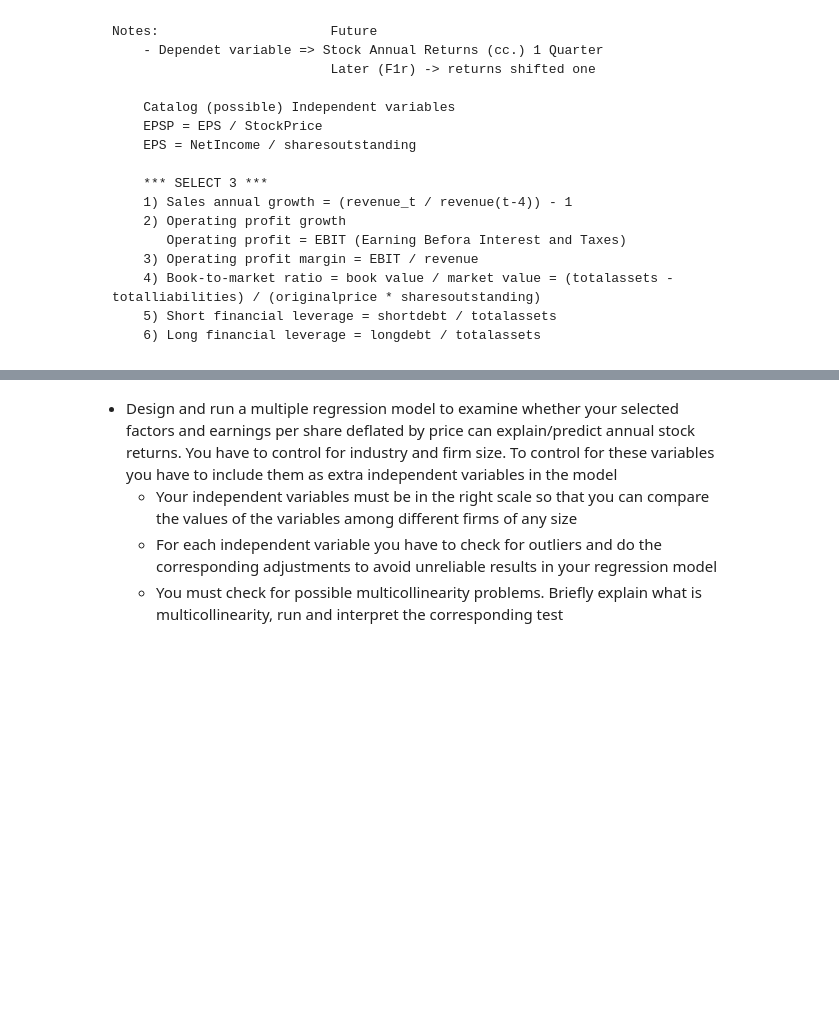
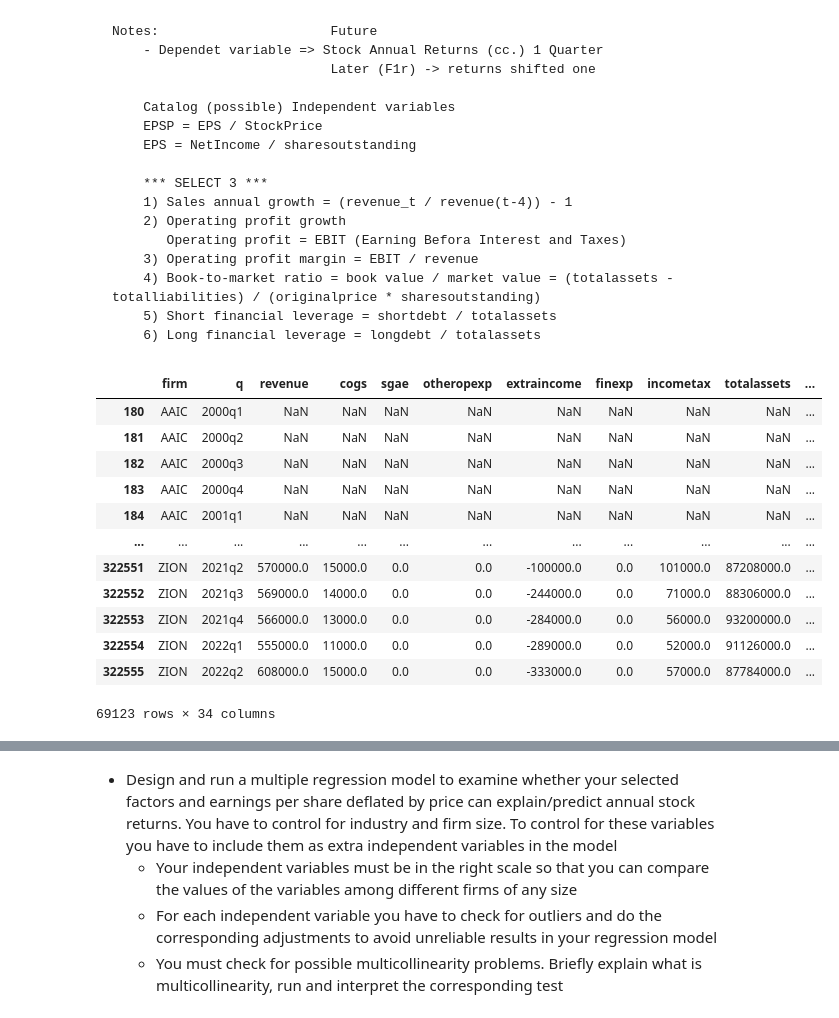
Before and after one commit to Oscar19260/Estad-stica_TC3006C, a Jupyter notebook: Business case/Statistics Module Final.ipynb, the cells around one changed output, grey strips where cells are left out. Cells and saved outputs as stored; diff of their text form; code cells hidden in the pictures; blank space fills up the shorter version.

```diff
--- a/Business case/Statistics Module Final.ipynb
+++ b/Business case/Statistics Module Final.ipynb
@@ -263,6 +348,6 @@ __FALTA RESPONDER__
 us_firms = us.merge(firms, left_on='firm', right_on='Ticker')
 # Extract Financial services information
 us_finance_firms = us_firms[us_firms['Sector NAICS\nlevel 1'].isin(['Finance and Insurance', 'Real Estate and Rental and Leasing'])]
-us_finance_firms = us_finance_firms.drop(['Sector\nEconomatica', 'Sector NAICS\nlast available', 'partind', 'N', 'Class'], axis=1)
+us_finance_firms = us_finance_firms.drop(['Sector\nEconomatica', 'Sector NAICS\nlast available', 'partind', 'N', 'Class', 'cto', 'Country\nof Origin', 'Type of Asset'], axis=1)
 
 us_finance_firms.head()
@@ -293,16 +386,30 @@ Notes:                      Future
 # %%
 # Firm size measures
 us_finance_firms['Market value'] = us_finance_firms['originalprice'] * us_finance_firms['sharesoutstanding']
 us_finance_firms['Ebit'] = us_finance_firms['revenue'] - us_finance_firms['cogs'] - us_finance_firms['sgae'] - us_finance_firms['otheropexp']
 us_finance_firms['Net income'] = us_finance_firms['Ebit'] - us_finance_firms['incometax'] - us_finance_firms['finexp']
 us_finance_firms['EPS'] = us_finance_firms['Net income'] / us_finance_firms['sharesoutstanding']
 
 # 3 factors selected + EPSP
 us_finance_firms['Book-to-market ratio'] = (us_finance_firms['totalassets'] - us_finance_firms['totalliabilities']) / us_finance_firms['originalprice'] * us_finance_firms['sharesoutstanding']
 us_finance_firms['Short financial leverage'] = us_finance_firms['shortdebt'] / us_finance_firms['totalassets']
 us_finance_firms['Long financial leverage'] = us_finance_firms['longdebt'] / us_finance_firms['totalassets']
 us_finance_firms['OPM'] = us_finance_firms['Ebit'] / us_finance_firms['revenue']
 us_finance_firms['EPSP'] = us_finance_firms['EPS']  / us_finance_firms['originalprice']
 us_finance_firms['R'] = np.log(us_finance_firms['adjprice']) - np.log(us_finance_firms.groupby(['firm'])['adjprice'].shift(4))
 us_finance_firms['F1R'] = us_finance_firms.groupby(['firm'])['R'].shift(-1) # Prediction
-us_finance_firms.head()
+us_finance_firms
+# %% [output]
+|  | firm | q | revenue | cogs | sgae | otheropexp | extraincome | finexp | incometax | totalassets | ... |
+| 180 | AAIC | 2000q1 | NaN | NaN | NaN | NaN | NaN | NaN | NaN | NaN | ... |
+| 181 | AAIC | 2000q2 | NaN | NaN | NaN | NaN | NaN | NaN | NaN | NaN | ... |
+| 182 | AAIC | 2000q3 | NaN | NaN | NaN | NaN | NaN | NaN | NaN | NaN | ... |
+| 183 | AAIC | 2000q4 | NaN | NaN | NaN | NaN | NaN | NaN | NaN | NaN | ... |
+| 184 | AAIC | 2001q1 | NaN | NaN | NaN | NaN | NaN | NaN | NaN | NaN | ... |
+| ... | ... | ... | ... | ... | ... | ... | ... | ... | ... | ... | ... |
+| 322551 | ZION | 2021q2 | 570000.0 | 15000.0 | 0.0 | 0.0 | -100000.0 | 0.0 | 101000.0 | 87208000.0 | ... |
+| 322552 | ZION | 2021q3 | 569000.0 | 14000.0 | 0.0 | 0.0 | -244000.0 | 0.0 | 71000.0 | 88306000.0 | ... |
+| 322553 | ZION | 2021q4 | 566000.0 | 13000.0 | 0.0 | 0.0 | -284000.0 | 0.0 | 56000.0 | 93200000.0 | ... |
+| 322554 | ZION | 2022q1 | 555000.0 | 11000.0 | 0.0 | 0.0 | -289000.0 | 0.0 | 52000.0 | 91126000.0 | ... |
+| 322555 | ZION | 2022q2 | 608000.0 | 15000.0 | 0.0 | 0.0 | -333000.0 | 0.0 | 57000.0 | 87784000.0 | ... |
+69123 rows × 34 columns
```
Also changed, not shown: parts of 44 cells of this notebook.
